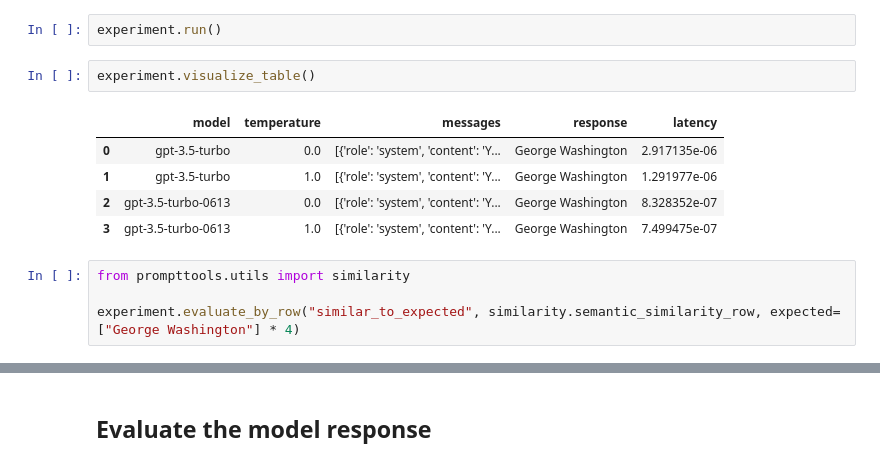
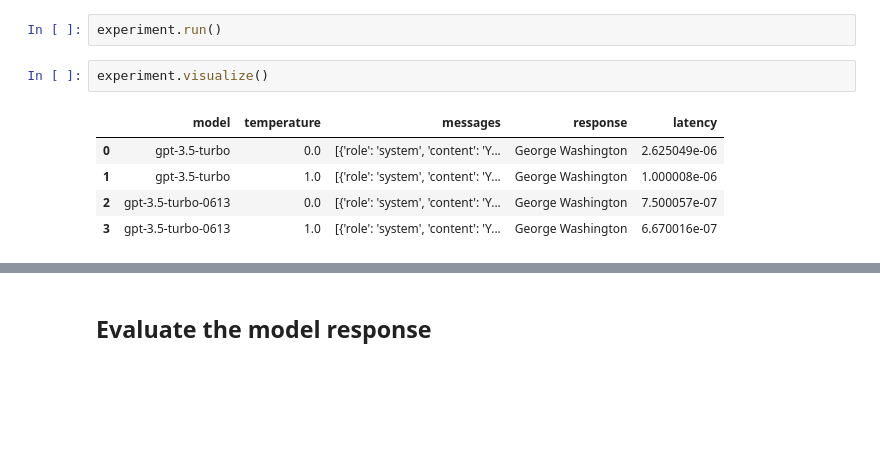
Before and after one commit to hegelai/prompttools, a Jupyter notebook: examples/notebooks/OpenAIChatExperiment.ipynb, the cells around one changed output, grey strips where cells are left out. Saved outputs shown, nothing was run; the diff lists cells and outputs as text; blank space fills up the shorter version.

Commit message:
Fix OpenAIChatExperiment example

```diff
--- a/examples/notebooks/OpenAIChatExperiment.ipynb
+++ b/examples/notebooks/OpenAIChatExperiment.ipynb
@@ -39,14 +39,10 @@ We can then run the experiment to get results.
 # %%
 experiment.run()
 # %%
-experiment.visualize_table()
+experiment.visualize()
 # %% [output]
 |  | model | temperature | messages | response | latency |
-| 0 | gpt-3.5-turbo | 0.0 | [{'role': 'system', 'content': 'Y... | George Washington | 2.917135e-06 |
-| 1 | gpt-3.5-turbo | 1.0 | [{'role': 'system', 'content': 'Y... | George Washington | 1.291977e-06 |
-| 2 | gpt-3.5-turbo-0613 | 0.0 | [{'role': 'system', 'content': 'Y... | George Washington | 8.328352e-07 |
-| 3 | gpt-3.5-turbo-0613 | 1.0 | [{'role': 'system', 'content': 'Y... | George Washington | 7.499475e-07 |
+| 0 | gpt-3.5-turbo | 0.0 | [{'role': 'system', 'content': 'Y... | George Washington | 2.625049e-06 |
+| 1 | gpt-3.5-turbo | 1.0 | [{'role': 'system', 'content': 'Y... | George Washington | 1.000008e-06 |
+| 2 | gpt-3.5-turbo-0613 | 0.0 | [{'role': 'system', 'content': 'Y... | George Washington | 7.500057e-07 |
+| 3 | gpt-3.5-turbo-0613 | 1.0 | [{'role': 'system', 'content': 'Y... | George Washington | 6.670016e-07 |
-# %%
-from prompttools.utils import similarity
-
-experiment.evaluate_by_row("similar_to_expected", similarity.semantic_similarity_row, expected=["George Washington"] * 4)
```
Also changed, not shown: parts of 8 cells of this notebook.
